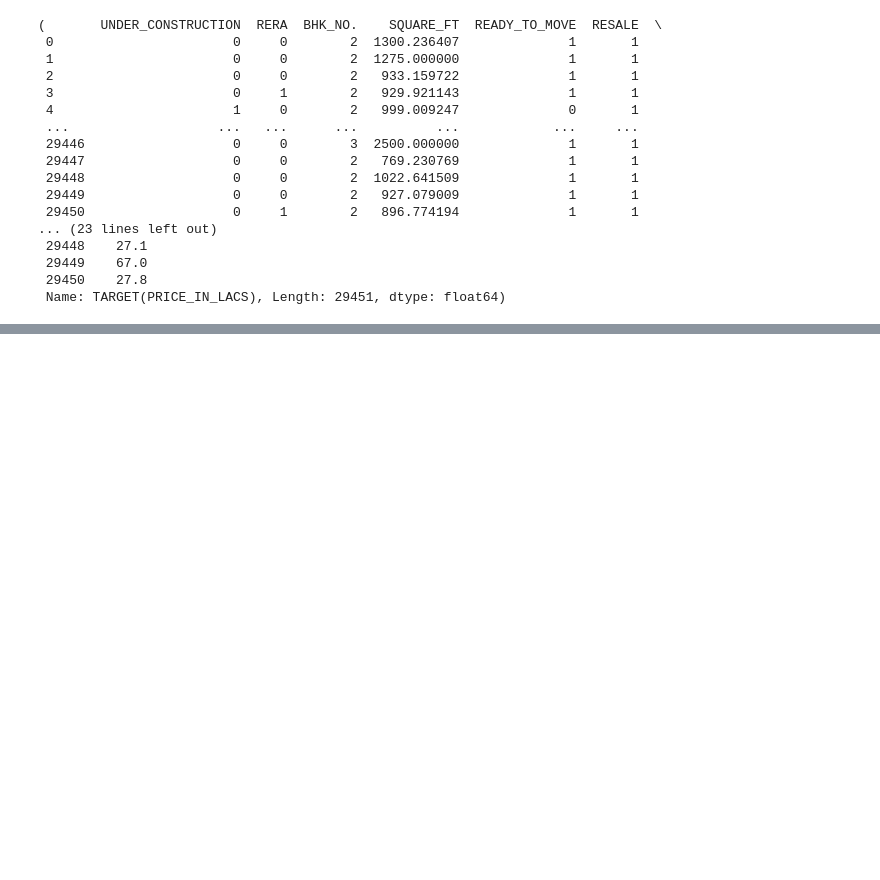
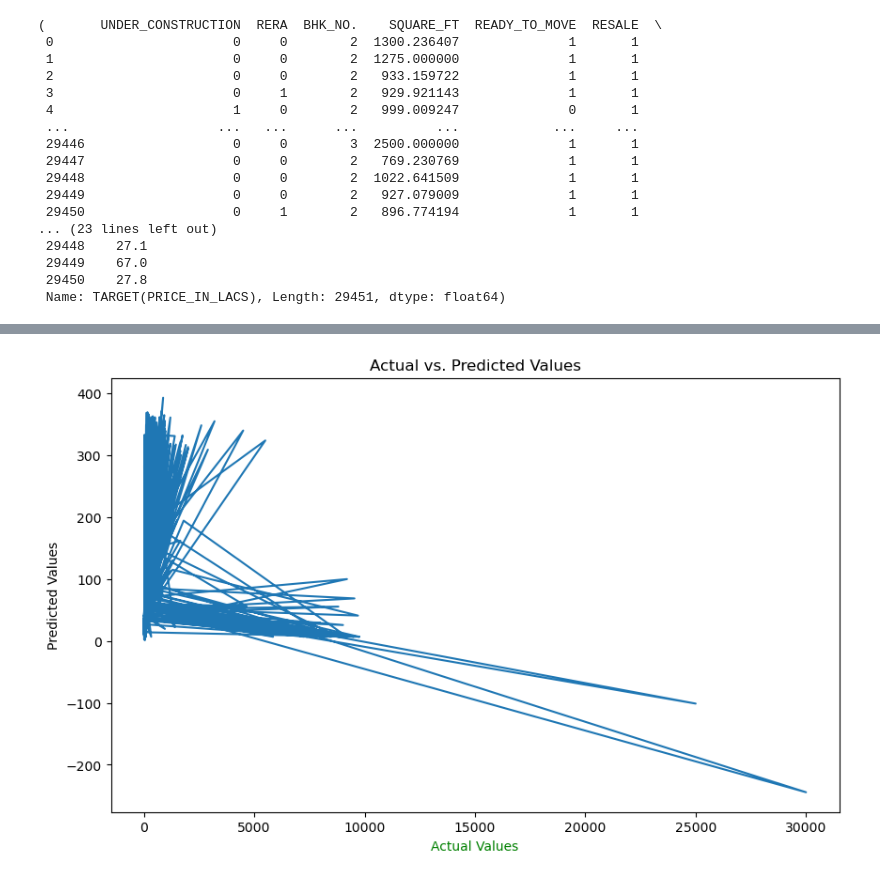
Before and after one commit to nandapg0204/GIT-Projects, a Jupyter notebook: House price prediction.ipynb, the cells around one changed output, grey strips where cells are left out. Cells and saved outputs as stored; diff of their text form; code cells hidden in the pictures; blank space fills up the shorter version.

```diff
--- a/House price prediction.ipynb
+++ b/House price prediction.ipynb
@@ -143,0 +146,12 @@ X_tr
+# %%
+model = tf.keras.Sequential([
+    tf.keras.layers.Dense(100, activation = "relu"),
+    tf.keras.layers.Dense(10, activation = "relu" ),
+    tf.keras.layers.Dense(10, activation = "relu" ),
+    tf.keras.layers.Dense(10, activation = "relu" ),
+    tf.keras.layers.Dense(1)
+])
+# %%
+model.compile(loss = tf.keras.losses.mae, optimizer = tf.keras.optimizers.Adam(learning_rate = 0.0001))
+# %%
+model.fit(X_train, y_train, epochs = 100)
@@ -143,0 +177,2 @@ X_tr
+# %%
+predictions = model.predict([X_test])
@@ -143,0 +184,10 @@ X_tr
+# %%
+# Plotting the actual vs. predicted values
+plt.figure(figsize=(10, 6))
+plt.plot(y_test, predictions)
+plt.xlabel('Actual Values',color ="g")
+plt.ylabel('Predicted Values')
+plt.title('Actual vs. Predicted Values')
+plt.show()
+# %% [output]
+[figure, added]
```
Also changed, not shown: parts of 10 cells of this notebook.
